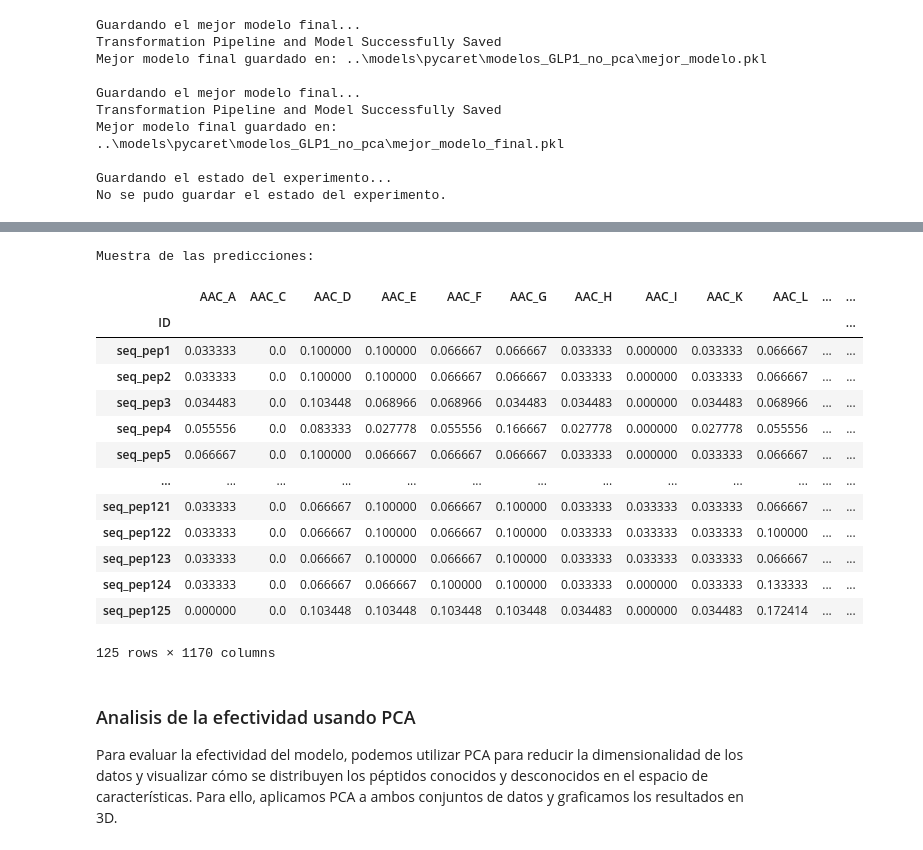
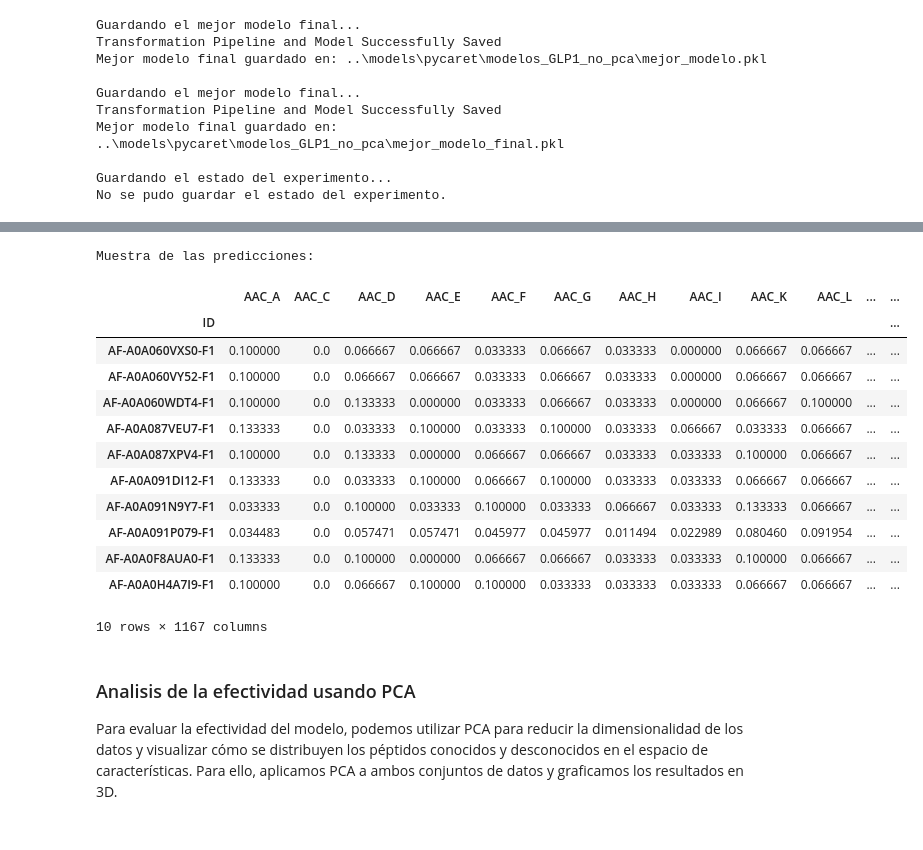
Before and after one commit to Julio21-ai/glp-1_drug_discovery, a Jupyter notebook: notebooks/Avance 3.ipynb, the cells around one changed output, grey strips where cells are left out. Drawn from its saved outputs; the diff is of its cells as text; code cells hidden in the pictures.

```diff
--- a/notebooks/Avance 3.ipynb
+++ b/notebooks/Avance 3.ipynb
@@ -535,7 +535,7 @@ Realizamos un último ajuste fino sobre el modelo ganador de AutoML
 # Ajustar un poco más el mejor modelo encontrado por AutoML
 print("\nAjustando el mejor modelo de AutoML...")
 tuned_best_automl = experiment.tune_model(best_model_automl,
-                                         n_iter=5,
+                                         n_iter=10,
                                          optimize='R2',
                                          fold=10,
                                          search_library='scikit-optimize',
@@ -816,22 +826,21 @@ Muestra de las predicciones:
 # %%
 print("Muestra de las predicciones:")
-display(predicciones_conocidos)
+display(predicciones_desconocidos.head(10))
 # %% [output]
 Muestra de las predicciones:
 |  | AAC_A | AAC_C | AAC_D | AAC_E | AAC_F | AAC_G | AAC_H | AAC_I | AAC_K | AAC_L | ... | ... |
 | ID |  |  |  |  |  |  |  |  |  |  |  | ... |
-| seq_pep1 | 0.033333 | 0.0 | 0.100000 | 0.100000 | 0.066667 | 0.066667 | 0.033333 | 0.000000 | 0.033333 | 0.066667 | ... | ... |
-| seq_pep2 | 0.033333 | 0.0 | 0.100000 | 0.100000 | 0.066667 | 0.066667 | 0.033333 | 0.000000 | 0.033333 | 0.066667 | ... | ... |
-| seq_pep3 | 0.034483 | 0.0 | 0.103448 | 0.068966 | 0.068966 | 0.034483 | 0.034483 | 0.000000 | 0.034483 | 0.068966 | ... | ... |
-| seq_pep4 | 0.055556 | 0.0 | 0.083333 | 0.027778 | 0.055556 | 0.166667 | 0.027778 | 0.000000 | 0.027778 | 0.055556 | ... | ... |
-| seq_pep5 | 0.066667 | 0.0 | 0.100000 | 0.066667 | 0.066667 | 0.066667 | 0.033333 | 0.000000 | 0.033333 | 0.066667 | ... | ... |
-| ... | ... | ... | ... | ... | ... | ... | ... | ... | ... | ... | ... | ... |
-| seq_pep121 | 0.033333 | 0.0 | 0.066667 | 0.100000 | 0.066667 | 0.100000 | 0.033333 | 0.033333 | 0.033333 | 0.066667 | ... | ... |
-| seq_pep122 | 0.033333 | 0.0 | 0.066667 | 0.100000 | 0.066667 | 0.100000 | 0.033333 | 0.033333 | 0.033333 | 0.100000 | ... | ... |
-| seq_pep123 | 0.033333 | 0.0 | 0.066667 | 0.100000 | 0.066667 | 0.100000 | 0.033333 | 0.033333 | 0.033333 | 0.066667 | ... | ... |
-| seq_pep124 | 0.033333 | 0.0 | 0.066667 | 0.066667 | 0.100000 | 0.100000 | 0.033333 | 0.000000 | 0.033333 | 0.133333 | ... | ... |
-| seq_pep125 | 0.000000 | 0.0 | 0.103448 | 0.103448 | 0.103448 | 0.103448 | 0.034483 | 0.000000 | 0.034483 | 0.172414 | ... | ... |
+| AF-A0A060VXS0-F1 | 0.100000 | 0.0 | 0.066667 | 0.066667 | 0.033333 | 0.066667 | 0.033333 | 0.000000 | 0.066667 | 0.066667 | ... | ... |
+| AF-A0A060VY52-F1 | 0.100000 | 0.0 | 0.066667 | 0.066667 | 0.033333 | 0.066667 | 0.033333 | 0.000000 | 0.066667 | 0.066667 | ... | ... |
+| AF-A0A060WDT4-F1 | 0.100000 | 0.0 | 0.133333 | 0.000000 | 0.033333 | 0.066667 | 0.033333 | 0.000000 | 0.066667 | 0.100000 | ... | ... |
+| AF-A0A087VEU7-F1 | 0.133333 | 0.0 | 0.033333 | 0.100000 | 0.033333 | 0.100000 | 0.033333 | 0.066667 | 0.033333 | 0.066667 | ... | ... |
+| AF-A0A087XPV4-F1 | 0.100000 | 0.0 | 0.133333 | 0.000000 | 0.066667 | 0.066667 | 0.033333 | 0.033333 | 0.100000 | 0.066667 | ... | ... |
+| AF-A0A091DI12-F1 | 0.133333 | 0.0 | 0.033333 | 0.100000 | 0.066667 | 0.100000 | 0.033333 | 0.033333 | 0.066667 | 0.066667 | ... | ... |
+| AF-A0A091N9Y7-F1 | 0.033333 | 0.0 | 0.100000 | 0.033333 | 0.100000 | 0.033333 | 0.066667 | 0.033333 | 0.133333 | 0.066667 | ... | ... |
+| AF-A0A091P079-F1 | 0.034483 | 0.0 | 0.057471 | 0.057471 | 0.045977 | 0.045977 | 0.011494 | 0.022989 | 0.080460 | 0.091954 | ... | ... |
+| AF-A0A0F8AUA0-F1 | 0.133333 | 0.0 | 0.100000 | 0.000000 | 0.066667 | 0.066667 | 0.033333 | 0.033333 | 0.100000 | 0.066667 | ... | ... |
+| AF-A0A0H4A7I9-F1 | 0.100000 | 0.0 | 0.066667 | 0.100000 | 0.100000 | 0.033333 | 0.033333 | 0.033333 | 0.066667 | 0.066667 | ... | ... |
-125 rows × 1170 columns
+10 rows × 1167 columns
 # %% [markdown]
 ### Analisis de la efectividad usando PCA
 
```
Also changed, not shown: parts of 32 cells of this notebook, 6 other files.
